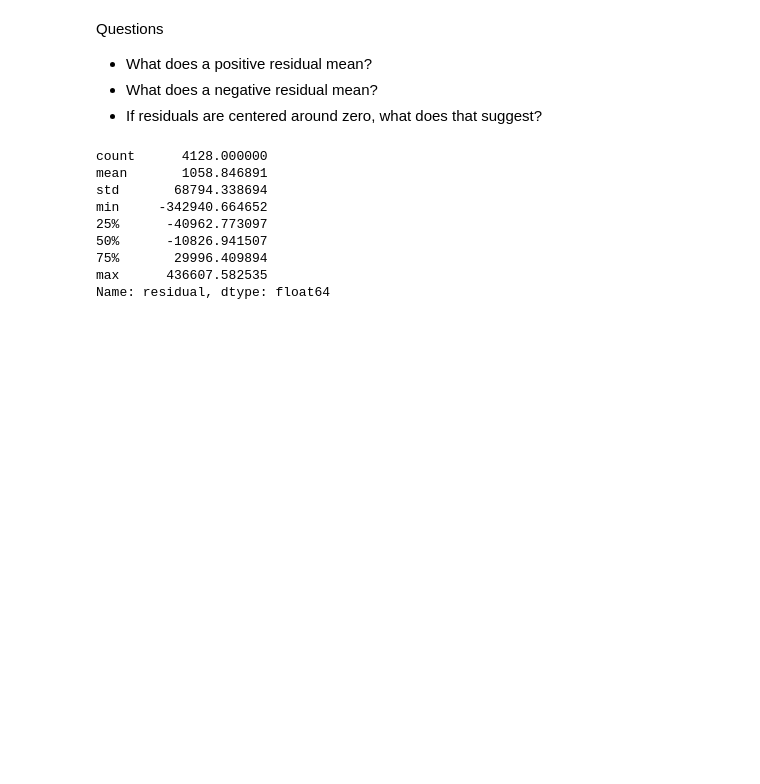
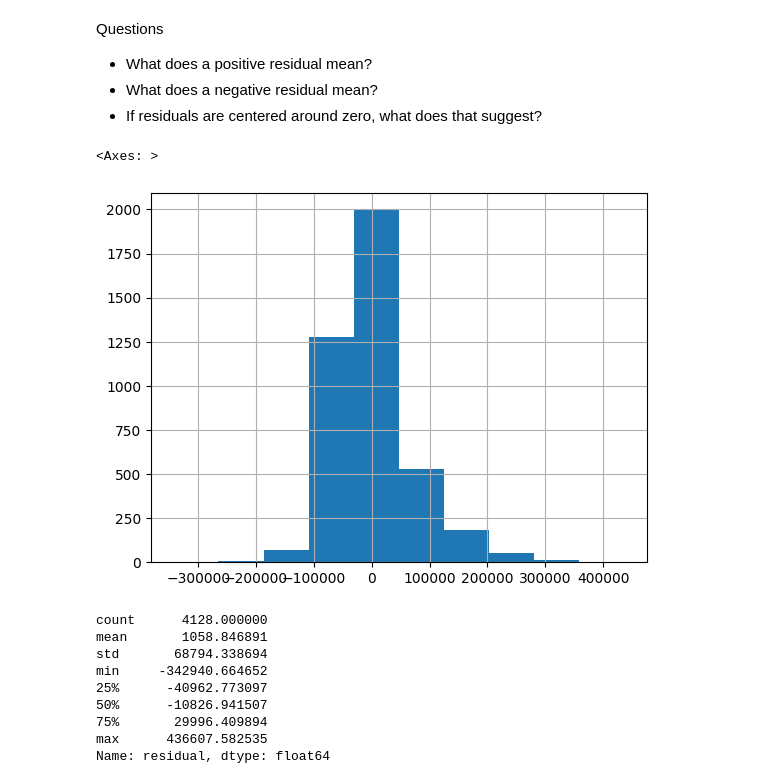
Before and after one commit to User76251/ML-Project-Housing, a Jupyter notebook: 5-housing-exercise-empty.ipynb, the cells around one changed output. Saved outputs shown, nothing was run; the diff lists cells and outputs as text; code cells hidden in the pictures; blank space fills up the shorter version.

```diff
--- a/5-housing-exercise-empty.ipynb
+++ b/5-housing-exercise-empty.ipynb
@@ -494,6 +494,12 @@ Questions
 - What does a positive residual mean?
 - What does a negative residual mean?
 - If residuals are centered around zero, what does that suggest?
+# %%
+
+results_df["residual"].hist()
+# %% [output]
+<Axes: >
+[figure, added]
 # %%
 results_df["residual"].describe()
 # %% [output]
```
